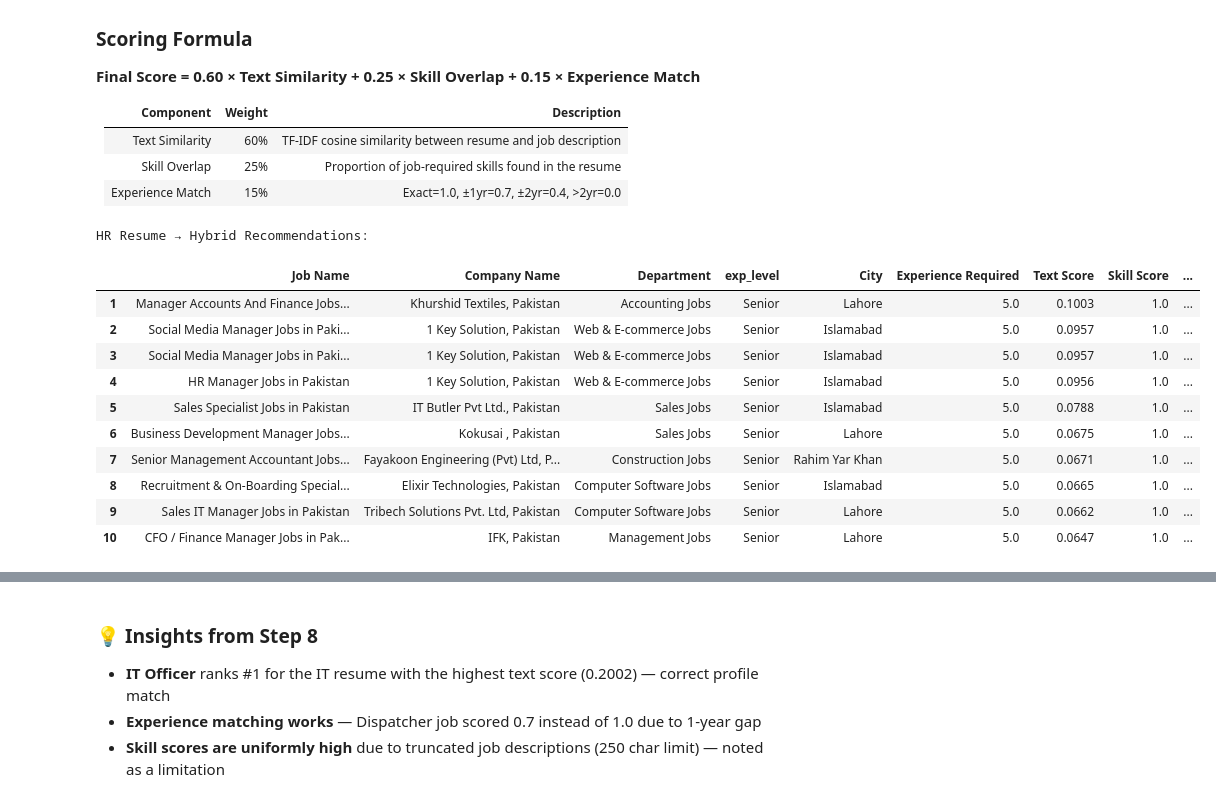
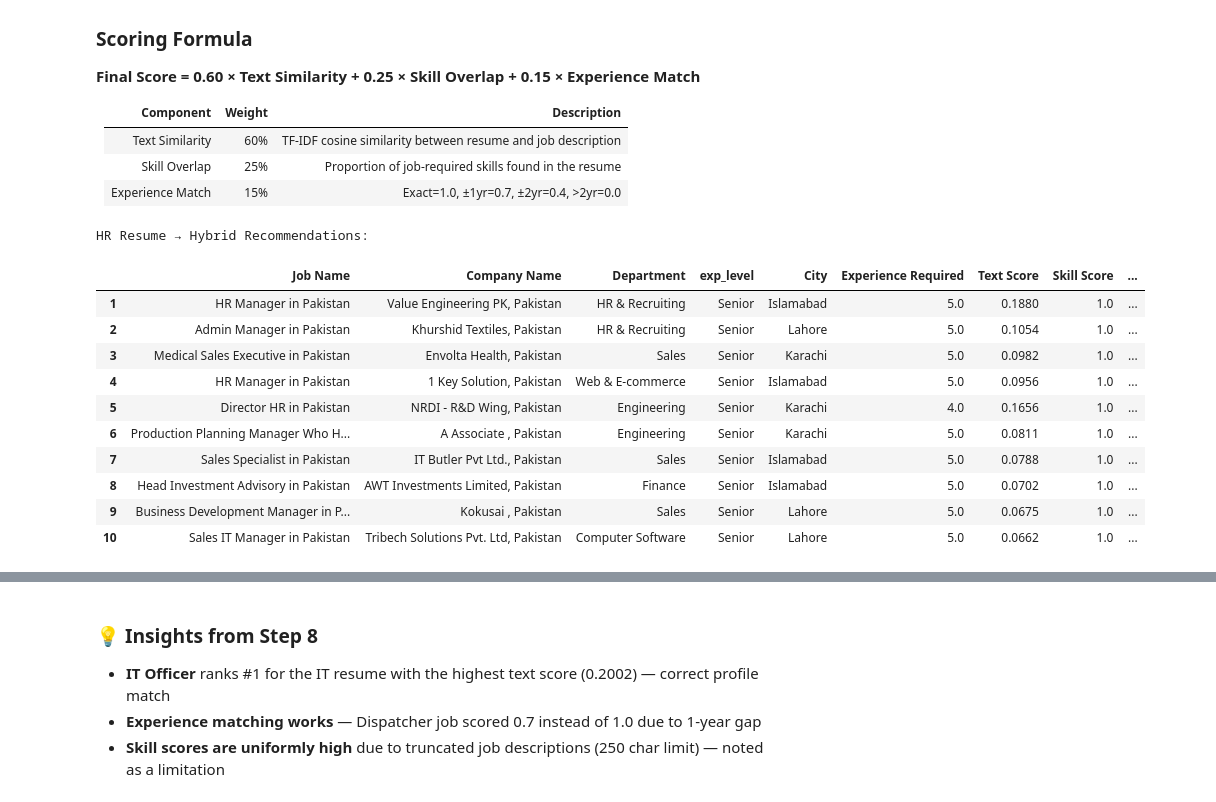
Before and after one commit to Physcopathh/job-recommender-nlp-ml, a Jupyter notebook: project.ipynb, the cells around one changed output, grey strips where cells are left out. Saved outputs shown, nothing was run; the diff lists cells and outputs as text; code cells hidden in the pictures.

```diff
--- a/project.ipynb
+++ b/project.ipynb
@@ -146,8 +491,8 @@ Rows after deduplication: 5298
 ### 2.5 Normalize Department & Job Name Columns
 Standardize "Job" vs "Jobs" inconsistency across Department and Job Name.
 # %%
-df['Department'] = df['Department'].str.replace(r'\bJobs?\b', 'Jobs', regex=True)
-df['Job Name']   = df['Job Name'].str.replace(r'\bJobs?\b', 'Jobs', regex=True)
+df['Department'] = df['Department'].str.replace(r'\bJobs?\b', '', regex=True)
+df['Job Name']   = df['Job Name'].str.replace(r'\bJobs?\b', '', regex=True)
 print(df['Department'].value_counts().head(10))
 # %% [output]
 Department
@@ -587,21 +927,17 @@ with a mean of ~817 words. The max of 5175 indicates some very detailed resumes.
 ### 5.3 Top Skills Mentioned in Resumes
 Comparing skills in resumes vs job postings reveals alignment gaps.
 # %%
-skills = ['python', 'excel', 'sql', 'communication', 'java', 'php',
-          'javascript', 'management', 'sales', 'marketing', 'react',
-          'leadership', 'accounting', 'english', 'css', 'html',
-          'android', 'seo', 'photoshop', 'autocad']
-
 resume_skill_counts = {}
-for skill in skills:
+for skill in SKILLS:
     count = resume_df['Resume_clean'].str.contains(skill, case=False, na=False).sum()
     resume_skill_counts[skill] = count
 
-resume_skills = pd.Series(resume_skill_counts).sort_values(ascending=False)
+resume_skill_series = pd.Series(resume_skill_counts)
+resume_skill_series = resume_skill_series[resume_skill_series > 0].sort_values(ascending=False).head(30)
 
-plt.figure(figsize=(12,6))
-resume_skills.sort_values().plot(kind='barh', color='mediumpurple')
-plt.title('Top Skills Mentioned in Resumes')
+plt.figure(figsize=(12,8))
+resume_skill_series.sort_values().plot(kind='barh', color='mediumpurple')
+plt.title('Top 30 Skills Mentioned in Resumes')
 plt.xlabel('Number of Resumes Mentioning Skill')
 plt.tight_layout()
 plt.show()
@@ -883,28 +1219,8 @@ Upgrading the basic cosine similarity matcher to a **hybrid scoring system** tha
 | Experience Match | 15% | Exact=1.0, ±1yr=0.7, ±2yr=0.4, >2yr=0.0 |
 # %%
 # ============================================================
-# Combines text similarity + skill overlap + experience match
+# Uses MASTER SKILLS list defined in Step 1
 # ============================================================
-SKILLS = [
-    # Programming
-    'python', 'java', 'php', 'javascript', 'typescript', 'ruby', 'swift',
-    'kotlin', 'golang', 'rust', 'scala', 'matlab', 'flutter', 'dart',
-    # Web
-    'html', 'css', 'react', 'angular', 'vue', 'nodejs', 'laravel',
-    'wordpress', 'django', 'flask', 'bootstrap',
-    # Data
-    'sql', 'mysql', 'postgresql', 'mongodb', 'excel', 'tableau',
-    'powerbi', 'pandas', 'numpy', 'tensorflow', 'pytorch', 'spark',
-    # Cloud & DevOps
-    'aws', 'azure', 'docker', 'kubernetes', 'git', 'linux',
-    # Design
-    'photoshop', 'illustrator', 'figma', 'autocad', 'sketch',
-    # Business
-    'accounting', 'finance', 'marketing', 'sales', 'seo', 'crm',
-    'quickbooks', 'leadership', 'management',
-    # Other
-    'android', 'ios', 'networking', 'security', 'writing', 'communication'
-]
 
 def extract_skills(text):
     text = text.lower()
@@ -918,17 +1234,10 @@ def experience_match_score(resume_exp, job_exp):
     else:           return 0.0
 
 def hybrid_match(resume_index, resume_exp_years, top_n=10):
-    """
-    Hybrid recommender:
-    - 60% text similarity (TF-IDF cosine)
-    - 25% skill overlap
-    - 15% experience match
-    """
-    resume_vector = resume_tfidf[resume_index]
-    text_scores = cosine_similarity(resume_vector, tfidf_matrix).flatten()
-
-    resume_text = resume_df.iloc[resume_index]['Resume_clean']
-    resume_skills = extract_skills(resume_text)
+    resume_vector  = resume_tfidf[resume_index]
+    text_scores    = cosine_similarity(resume_vector, tfidf_matrix).flatten()
+    resume_text    = resume_df.iloc[resume_index]['Resume_clean']
+    resume_skills  = extract_skills(resume_text)
 
     skill_scores = []
     for jd in df['Job Description']:
@@ -936,47 +1245,46 @@ def hybrid_match(resume_index, resume_exp_years, top_n=10):
         if len(job_skills) == 0:
             skill_scores.append(0.0)
         else:
-            overlap = len(resume_skills & job_skills) / len(job_skills)
-            skill_scores.append(overlap)
+            skill_scores.append(len(resume_skills & job_skills) / len(job_skills))
     skill_scores = np.array(skill_scores)
 
     exp_scores = np.array([
         experience_match_score(resume_exp_years, job_exp)
         for job_exp in df['Experience Required']
     ])
 
     final_scores = (0.60 * text_scores +
                     0.25 * skill_scores +
                     0.15 * exp_scores)
 
     top_indices = final_scores.argsort()[::-1][:top_n]
     results = df.iloc[top_indices][['Job Name', 'Company Name',
                                     'Department', 'exp_level',
                                     'City', 'Experience Required']].copy()
     results['Text Score']  = text_scores[top_indices].round(4)
     results['Skill Score'] = skill_scores[top_indices].round(4)
     results['Exp Score']   = exp_scores[top_indices].round(4)
     results['Final Score'] = final_scores[top_indices].round(4)
     results = results.reset_index(drop=True)
     results.index += 1
     return results
 
 # Test — HR resume, 5 years experience
 print("HR Resume → Hybrid Recommendations:")
 hybrid_match(0, resume_exp_years=5, top_n=10)
 # %% [output]
 HR Resume → Hybrid Recommendations:
 |  | Job Name | Company Name | Department | exp_level | City | Experience Required | Text Score | Skill Score | ... |
-| 1 | Manager Accounts And Finance Jobs... | Khurshid Textiles, Pakistan | Accounting Jobs | Senior | Lahore | 5.0 | 0.1003 | 1.0 | ... |
-| 2 | Social Media Manager Jobs in Paki... | 1 Key Solution, Pakistan | Web & E-commerce Jobs | Senior | Islamabad | 5.0 | 0.0957 | 1.0 | ... |
-| 3 | Social Media Manager Jobs in Paki... | 1 Key Solution, Pakistan | Web & E-commerce Jobs | Senior | Islamabad | 5.0 | 0.0957 | 1.0 | ... |
-| 4 | HR Manager Jobs in Pakistan | 1 Key Solution, Pakistan | Web & E-commerce Jobs | Senior | Islamabad | 5.0 | 0.0956 | 1.0 | ... |
-| 5 | Sales Specialist Jobs in Pakistan | IT Butler Pvt Ltd., Pakistan | Sales Jobs | Senior | Islamabad | 5.0 | 0.0788 | 1.0 | ... |
-| 6 | Business Development Manager Jobs... | Kokusai , Pakistan | Sales Jobs | Senior | Lahore | 5.0 | 0.0675 | 1.0 | ... |
-| 7 | Senior Management Accountant Jobs... | Fayakoon Engineering (Pvt) Ltd, P... | Construction Jobs | Senior | Rahim Yar Khan | 5.0 | 0.0671 | 1.0 | ... |
-| 8 | Recruitment & On-Boarding Special... | Elixir Technologies, Pakistan | Computer Software Jobs | Senior | Islamabad | 5.0 | 0.0665 | 1.0 | ... |
-| 9 | Sales IT Manager Jobs in Pakistan | Tribech Solutions Pvt. Ltd, Pakistan | Computer Software Jobs | Senior | Lahore | 5.0 | 0.0662 | 1.0 | ... |
-| 10 | CFO / Finance Manager Jobs in Pak... | IFK, Pakistan | Management Jobs | Senior | Lahore | 5.0 | 0.0647 | 1.0 | ... |
+| 1 | HR Manager in Pakistan | Value Engineering PK, Pakistan | HR & Recruiting | Senior | Islamabad | 5.0 | 0.1880 | 1.0 | ... |
+| 2 | Admin Manager in Pakistan | Khurshid Textiles, Pakistan | HR & Recruiting | Senior | Lahore | 5.0 | 0.1054 | 1.0 | ... |
+| 3 | Medical Sales Executive in Pakistan | Envolta Health, Pakistan | Sales | Senior | Karachi | 5.0 | 0.0982 | 1.0 | ... |
+| 4 | HR Manager in Pakistan | 1 Key Solution, Pakistan | Web & E-commerce | Senior | Islamabad | 5.0 | 0.0956 | 1.0 | ... |
+| 5 | Director HR in Pakistan | NRDI - R&D Wing, Pakistan | Engineering | Senior | Karachi | 4.0 | 0.1656 | 1.0 | ... |
+| 6 | Production Planning Manager Who H... | A Associate , Pakistan | Engineering | Senior | Karachi | 5.0 | 0.0811 | 1.0 | ... |
+| 7 | Sales Specialist in Pakistan | IT Butler Pvt Ltd., Pakistan | Sales | Senior | Islamabad | 5.0 | 0.0788 | 1.0 | ... |
+| 8 | Head Investment Advisory in Pakistan | AWT Investments Limited, Pakistan | Finance | Senior | Islamabad | 5.0 | 0.0702 | 1.0 | ... |
+| 9 | Business Development Manager in P... | Kokusai , Pakistan | Sales | Senior | Lahore | 5.0 | 0.0675 | 1.0 | ... |
+| 10 | Sales IT Manager in Pakistan | Tribech Solutions Pvt. Ltd, Pakistan | Computer Software | Senior | Lahore | 5.0 | 0.0662 | 1.0 | ... |
 # %%
 # Test — IT resume, 2 years experience
 it_idx = resume_df[resume_df['Category'] == 'INFORMATION-TECHNOLOGY'].index[0]
```
Also changed, not shown: parts of 52 cells of this notebook, 1 other file.
